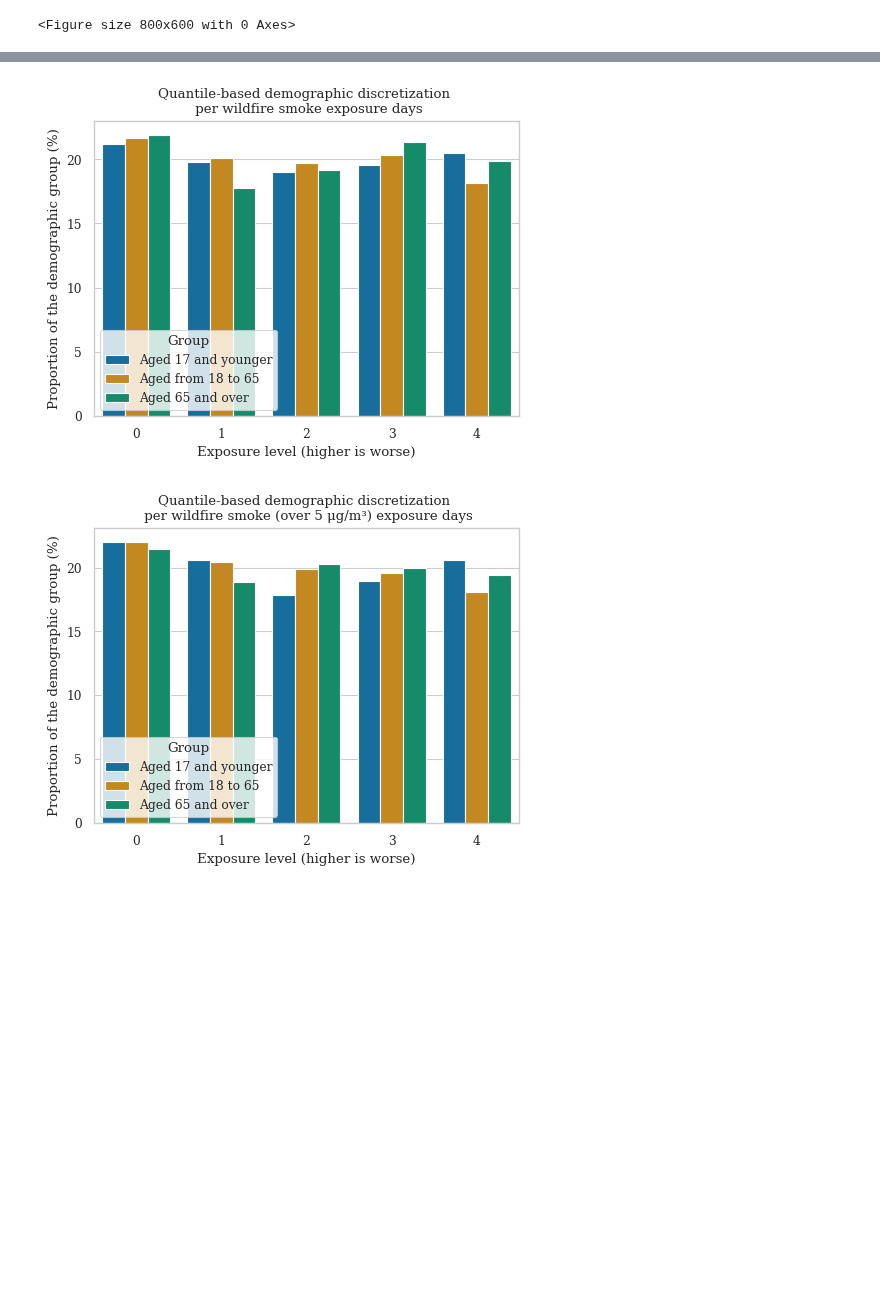
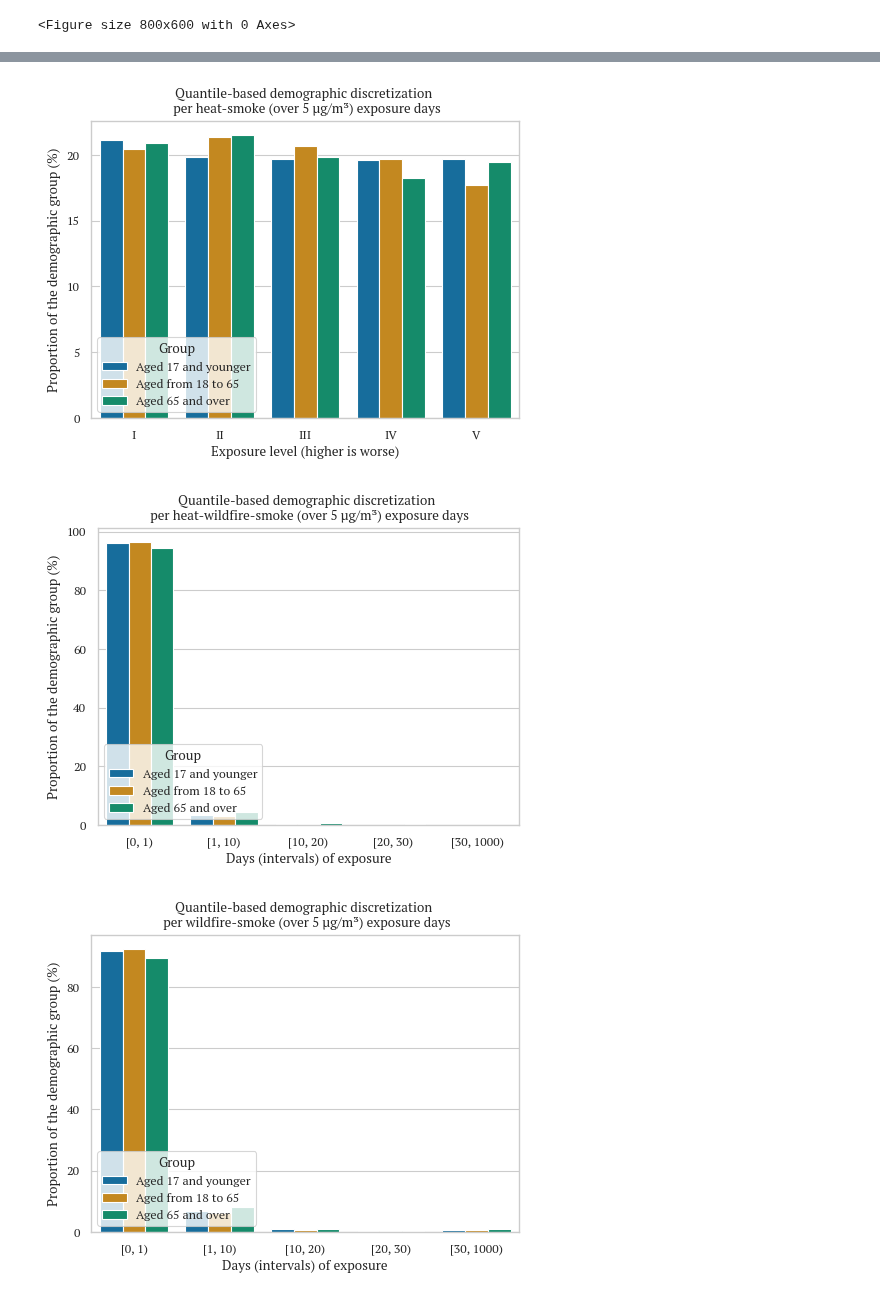
Before and after one commit to NSAPH-Projects/concurrence-climate-hazards, a Jupyter notebook: 402_age-hotspot.ipynb, the cells around one changed output, grey strips where cells are left out. Drawn from its saved outputs; the diff is of its cells as text; code cells hidden in the pictures; blank space fills up the shorter version.

Commit message:
update plots

```diff
--- a/402_age-hotspot.ipynb
+++ b/402_age-hotspot.ipynb
@@ -30,2 +17,7 @@ df = helper_400.get_svi_df(cols)
+# %%
+import geopandas as gpd
+
+data = gpd.read_file("outputs/hotspot_vind_censustract_wc.geojson")
 # %%
+df = data
 df["E_AGEMID"] = df["E_TOTPOP"] - df[["E_AGE65", "E_AGE17"]].sum(axis=1)
@@ -49,2 +23,0 @@ len(exposure)
-# %%
-df = df.merge(exposure, left_on="FIPS", right_on="GEOID")
@@ -95,7 +24,11 @@ hotspots = helper_400.hotspots
 # %%
 age_cols = ["E_AGE65", "E_AGE17", "E_AGEMID"]
+# %%
+import plotting
+
+hspts = plotting.get_hotspot_list()
 # %%
-for hspt in list(hotspots.keys()):
+for hspt in hspts:
     # print(hspt)
     df["exposure_category"] = helper_400.get_cut_vars(hspt, df[hspt])
 
@@ -134,2 +67,3 @@ for hspt in list(hotspots.keys()):
-[figure, old version]
+[figure, new version]
-[figure, old version]
+[figure, new version]
+[figure, added]
```
Also changed, not shown: parts of 13 cells of this notebook, 1 other file.
